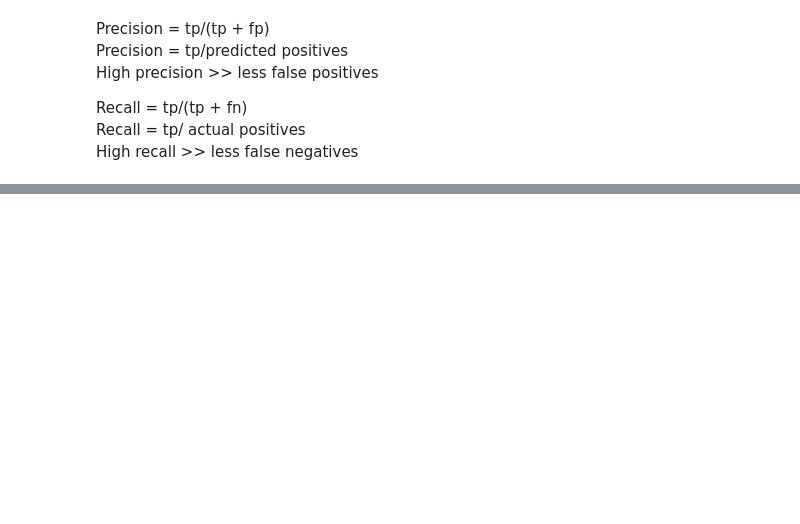
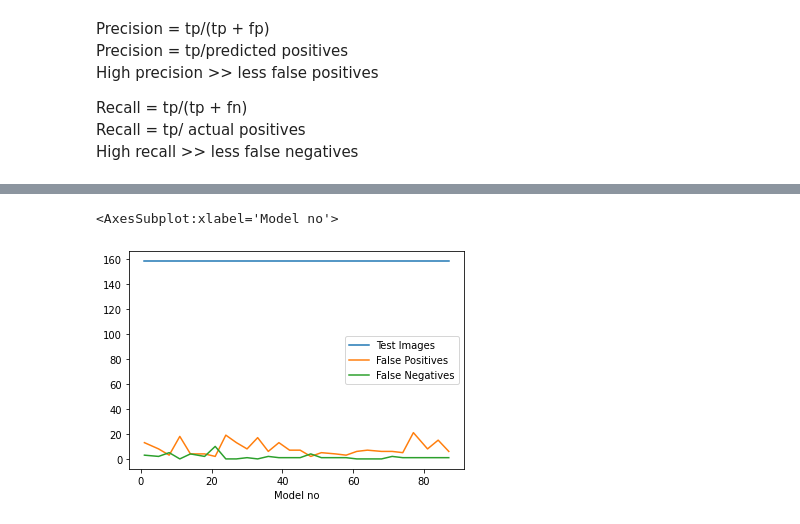
Before and after one commit to runo-hr/Pneumonia-Detection, a Jupyter notebook: MobileNet/mobilenet.ipynb, the cells around one changed output, grey strips where cells are left out. Cells and saved outputs as stored; diff of their text form; code cells hidden in the pictures; blank space fills up the shorter version.

```diff
--- a/MobileNet/mobilenet.ipynb
+++ b/MobileNet/mobilenet.ipynb
@@ -259,0 +327,5 @@ predict(no_of_imgs=158,
+# %%
+test_df.plot()
+# %% [output]
+<AxesSubplot:xlabel='Model no'>
+[figure, added]
```
Also changed, not shown: parts of 20 cells of this notebook, 1 other file.
